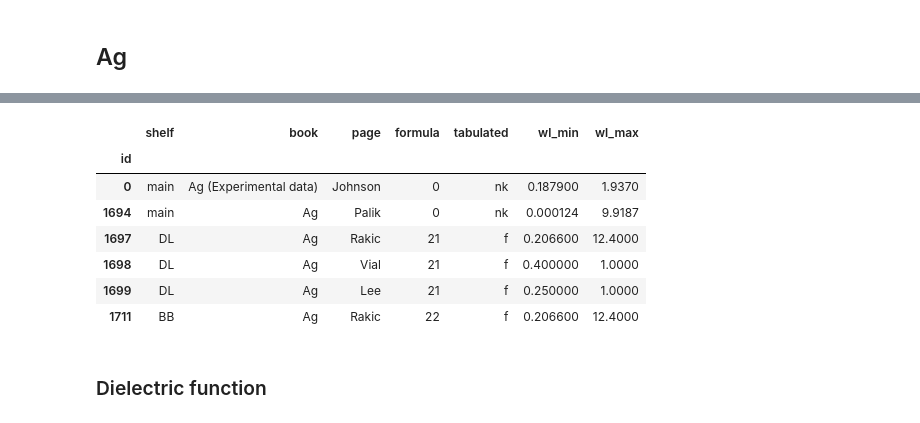
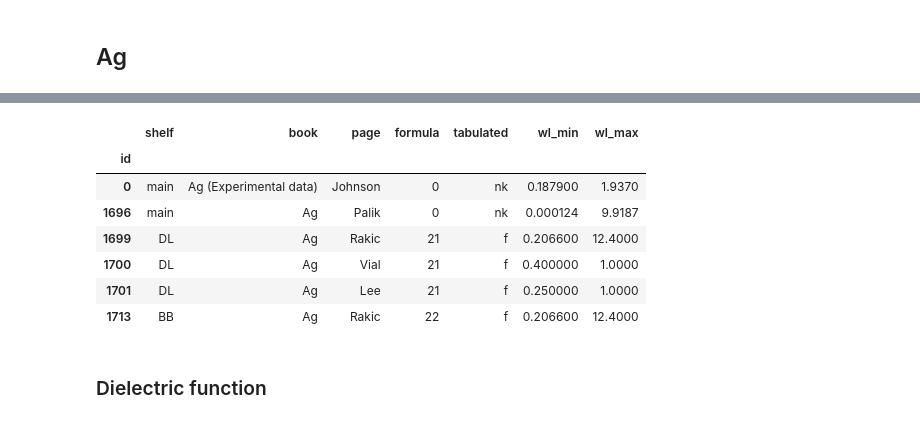
Before and after one commit to mnishida/RII_Pandas, a Jupyter notebook: examples/examples.ipynb, the cells around one changed output, grey strips where cells are left out. Cells and saved outputs as stored; diff of their text form; code cells hidden in the pictures.

```diff
--- a/examples/examples.ipynb
+++ b/examples/examples.ipynb
@@ -44,15 +44,15 @@ ri.search('Ag')
 # %%
-Ag_id_list = [0, 1694, 1697, 1698, 1699, 1711]
+Ag_id_list = [0, 1696, 1699, 1700, 1701, 1713]
 ri.show(Ag_id_list)
 # %% [output]
 |  | shelf | book | page | formula | tabulated | wl_min | wl_max |
 | id |  |  |  |  |  |  |  |
 | 0 | main | Ag (Experimental data) | Johnson | 0 | nk | 0.187900 | 1.9370 |
-| 1694 | main | Ag | Palik | 0 | nk | 0.000124 | 9.9187 |
-| 1697 | DL | Ag | Rakic | 21 | f | 0.206600 | 12.4000 |
-| 1698 | DL | Ag | Vial | 21 | f | 0.400000 | 1.0000 |
-| 1699 | DL | Ag | Lee | 21 | f | 0.250000 | 1.0000 |
-| 1711 | BB | Ag | Rakic | 22 | f | 0.206600 | 12.4000 |
+| 1696 | main | Ag | Palik | 0 | nk | 0.000124 | 9.9187 |
+| 1699 | DL | Ag | Rakic | 21 | f | 0.206600 | 12.4000 |
+| 1700 | DL | Ag | Vial | 21 | f | 0.400000 | 1.0000 |
+| 1701 | DL | Ag | Lee | 21 | f | 0.250000 | 1.0000 |
+| 1713 | BB | Ag | Rakic | 22 | f | 0.206600 | 12.4000 |
 # %% [markdown]
 ### Dielectric function
 # %%
```
Also changed, not shown: parts of 13 cells of this notebook, 38 other files.
